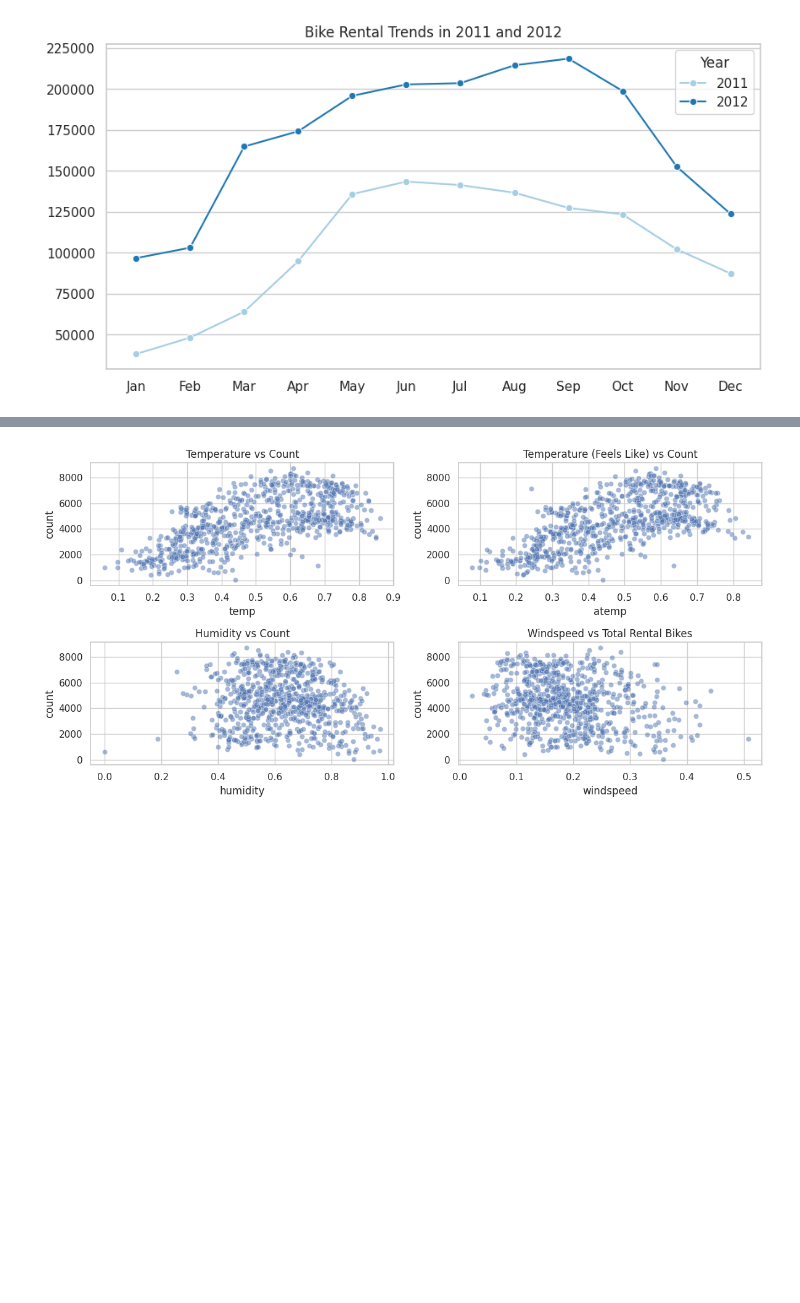
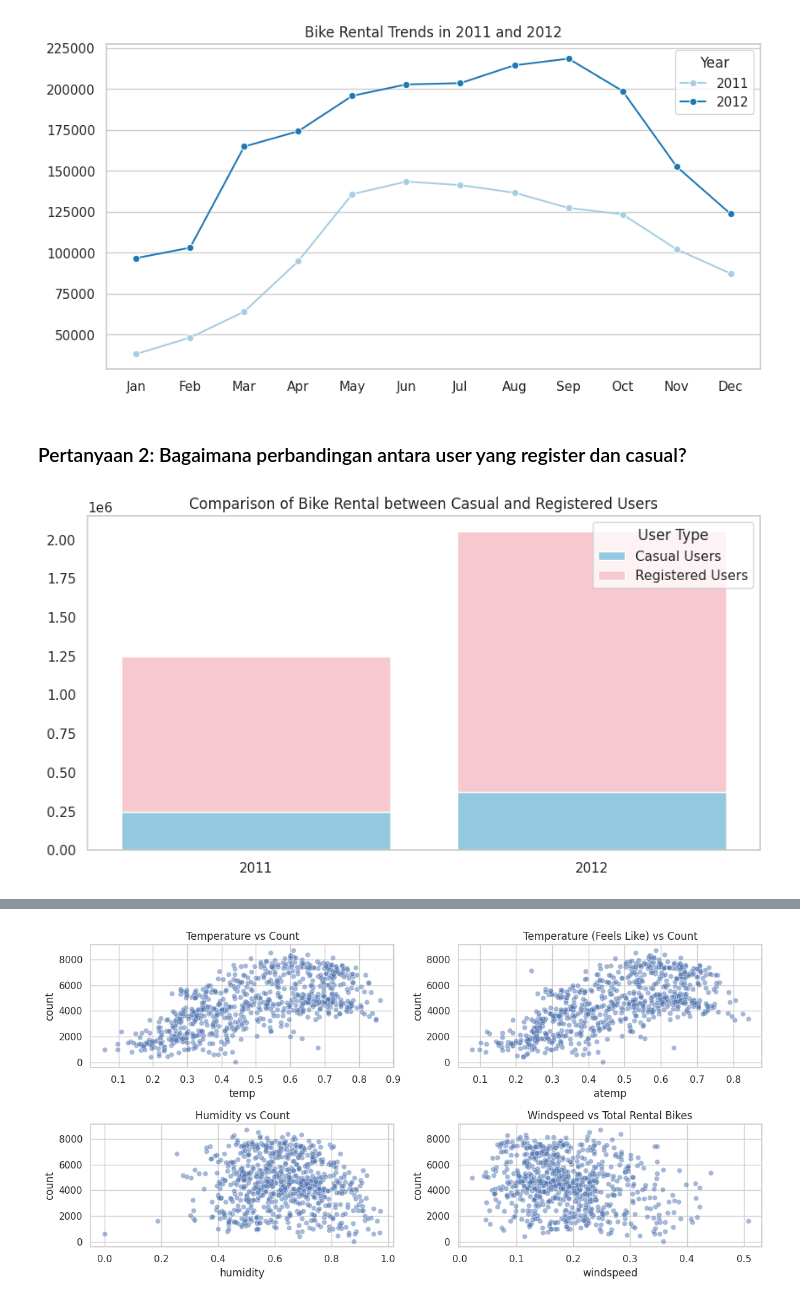
Before and after one commit to naiakpy/BikeRent, a Jupyter notebook: Proyek Analisis Data (Bike).ipynb, the cells around one changed output, grey strips where cells are left out. Drawn from its saved outputs; the diff is of its cells as text; code cells hidden in the pictures; blank space fills up the shorter version.

```diff
--- a/Proyek Analisis Data (Bike).ipynb
+++ b/Proyek Analisis Data (Bike).ipynb
@@ -347,3 +349,33 @@ plt.gca().xaxis.grid(False)
 plt.show()
 # %% [output]
 [figure]
+# %% [markdown]
+### Pertanyaan 2: Bagaimana perbandingan antara user yang register dan casual?
+# %%
+user_counts = day_df.groupby(by="year").agg({
+    "casual": "sum",
+    "registered": "sum"
+}).reset_index()
+
+# Set the style
+sns.set(style="whitegrid")
+
+# Create a figure and axis
+plt.figure(figsize=(10, 5))
+
+# Plot the data using seaborn"s barplot
+sns.barplot(data = user_counts, x = "year", y="casual", color="skyblue", label="Casual Users")
+sns.barplot(data = user_counts, x = "year", y="registered", color="pink", label="Registered Users", bottom=user_counts["casual"])
+
+# Add label and title
+plt.xlabel(None)
+plt.ylabel(None)
+plt.title("Comparison of Bike Rental between Casual and Registered Users")
+
+# Add a legend
+plt.legend(title = "User Type", loc = "upper right")
+
+plt.grid(False)
+plt.show()
+# %% [output]
+[figure, added]
```
Also changed, not shown: parts of 4 cells of this notebook.
